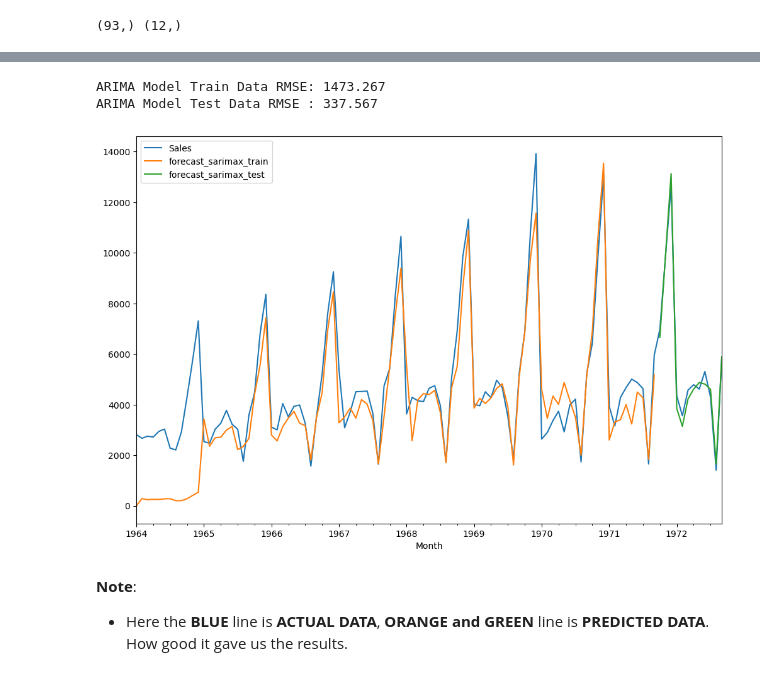
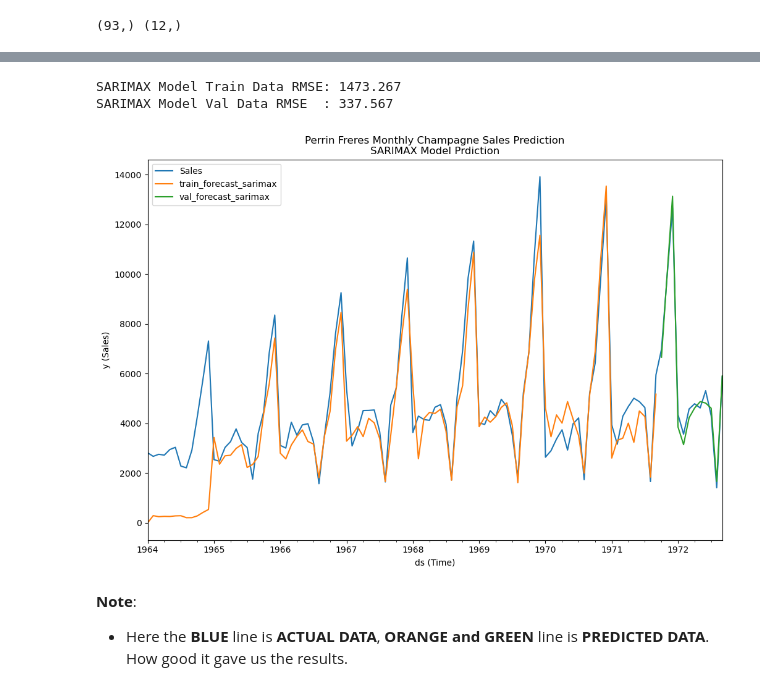
Before and after one commit to celik-muhammed/DL_Deploy_Time_Series-Product-Sales-Project, a Jupyter notebook: ml_time_series_deploy_product_sales_prediction_v1.ipynb, the cells around one changed output, grey strips where cells are left out. Saved outputs shown, nothing was run; the diff lists cells and outputs as text; code cells hidden in the pictures.

```diff
--- a/ml_time_series_deploy_product_sales_prediction_v1.ipynb
+++ b/ml_time_series_deploy_product_sales_prediction_v1.ipynb
@@ -696,10 +858,10 @@ The parameters of the ARIMA model can be defined as follows:
 from pmdarima.model_selection import train_test_split
 
 # Load/split your data
-y = df['Sales']
-train, test = pm.model_selection.train_test_split(y, test_size=12)
+y          = df1[label]
+train, val = pm.model_selection.train_test_split(y, test_size=12)
 
 # Perform your desired operations on the train and test sets
-print(train.shape, test.shape)
+print(train.shape, val.shape)
 # %% [output]
 (93,) (12,)
@@ -860,10 +1120,13 @@ ARIMA Model Test Data RMSE : 2864.149
 # %%
-model = sm.tsa.statespace.SARIMAX(train,
-                                  order=(0,0,1),              # order = (p, d, q)
-                                  seasonal_order=(1,1,0,12),  # seasonal_order = (p, d, q, shift)
-                     freq='MS',                   # Specify the frequency as 'MS' for monthly data
-                    )
-model = model.fit(maxiter=1000)
+# The endogenous variable represents the target variable you want to forecast
+# The exogenous variables are additional variables that may influence the target variable
+# and can improve the forecasting accuracy.
+model = sm.tsa.statespace.SARIMAX(endog = train,
+                                  exog  = None,
+                                  order = (0,0,1),             # order = (p, d, q)
+                                  seasonal_order=(1,1,0,12),   # seasonal_order = (p, d, q, shift)
+                                  )
+model = model.fit(disp=True, maxiter=1000)
 # Evaluate the model
 print(model.summary())
 # model.mle_retvals
@@ -899,25 +1162,33 @@ with open('model/model_sarimax.pkl', 'wb') as f:
 
 # Load the model
 with open('model/model_sarimax.pkl', 'rb') as f:
-    model = pickle.load(f)
+    model_sarimax = pickle.load(f)
 # %%
 # Plotting the Model and Prediction Test Data
 from sklearn.metrics import mean_squared_error
 
 # Make Predictions, start and end are the index range to be predicted
-df['forecast_sarimax_train'] = model.predict(start=train.index[0], end=train.index[-1])
-df['forecast_sarimax_test']  = model.predict(start=test.index[0],  end=test.index[-1])
-df[['Sales', 'forecast_sarimax_train', 'forecast_sarimax_test']].plot(figsize=(12, 8));
+df                           = y.to_frame()
+df['train_forecast_sarimax'] = model.predict(start=train.index[0], end=train.index[-1])
+df['val_forecast_sarimax']   = model.predict(start=val.index[0],  end=val.index[-1])
 
-y_train_pred = df['forecast_sarimax_train'].dropna().values
-y_test_pred  = df['forecast_sarimax_test'].dropna().values
+# Plot
+df[['Sales', 'train_forecast_sarimax', 'val_forecast_sarimax']].plot(figsize=(12, 8));
 
-print(f'ARIMA Model Train Data RMSE: {mean_squared_error(train, y_train_pred, squared=False):.3f}')
-print(f'ARIMA Model Test Data RMSE : {mean_squared_error(test,  y_test_pred,  squared=False):.3f}')
+y_train_pred = df['train_forecast_sarimax'].dropna().values
+y_val_pred   = df['val_forecast_sarimax'].dropna().values
+
+print(f'SARIMAX Model Train Data RMSE: {mean_squared_error(train, y_train_pred, squared=False):.3f}')
+print(f'SARIMAX Model Val Data RMSE  : {mean_squared_error(val,  y_val_pred,  squared=False):.3f}')
+
+plt.xlabel('ds (Time)')
+plt.ylabel('y (Sales)')
+plt.title('Perrin Freres Monthly Champagne Sales Prediction\nSARIMAX Model Prdiction')
+plt.show()
 # %% [output]
-ARIMA Model Train Data RMSE: 1473.267
-ARIMA Model Test Data RMSE : 337.567
+SARIMAX Model Train Data RMSE: 1473.267
+SARIMAX Model Val Data RMSE  : 337.567
-[figure, old version]
+[figure, new version]
 # %% [markdown]
 **Note**:
 
```
Also changed, not shown: parts of 71 cells of this notebook.
